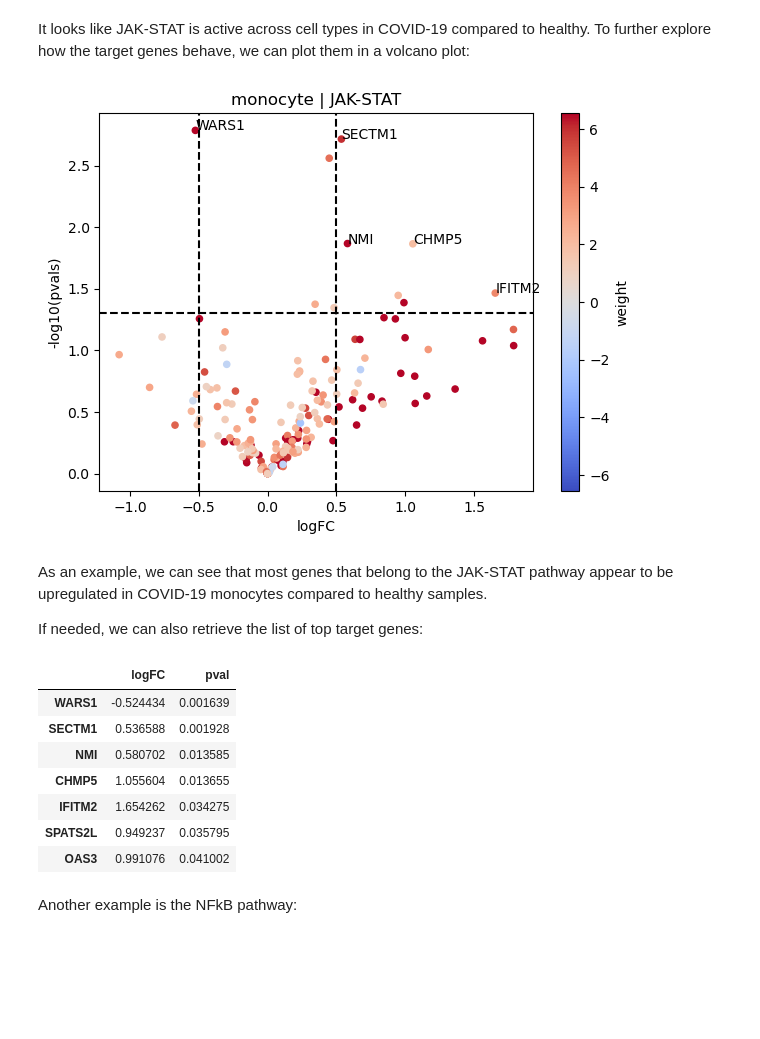
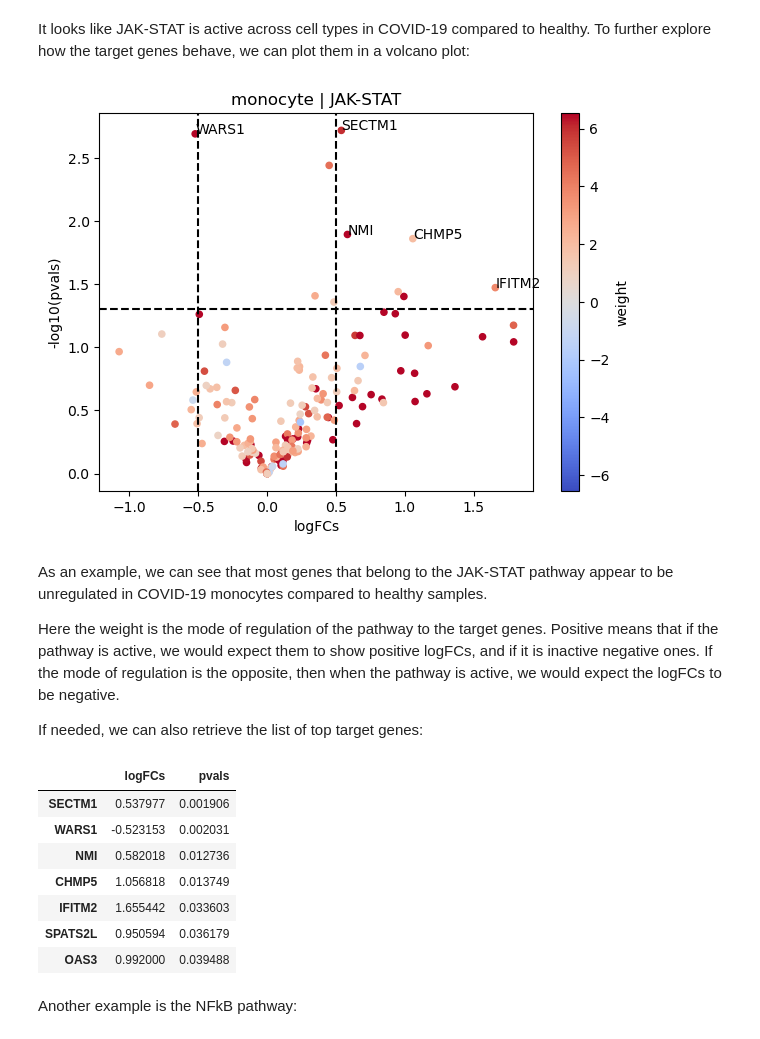
Before and after one commit to saezlab/decoupler-py, a Jupyter notebook: docs/source/notebooks/pseudobulk.ipynb, the cells around one changed output. Saved outputs shown, nothing was run; the diff lists cells and outputs as text; code cells hidden in the pictures; blank space fills up the shorter version.

```diff
--- a/docs/source/notebooks/pseudobulk.ipynb
+++ b/docs/source/notebooks/pseudobulk.ipynb
@@ -191,6 +219,6 @@ To estimate pathway activities we will use the resource PROGENy and the method `
 progeny = dc.get_progeny(top=300)
 
 # Infer pathway activities with mlm
-pathway_acts, pathway_pvals = dc.run_mlm(mat=logFCs, net=progeny, source='source', target='target', weight='weight')
+pathway_acts, pathway_pvals = dc.dense_run(dc.run_consensus, mat=logFCs, net=progeny, verbose=True)
 pathway_acts
 # %% [output]
@@ -209,24 +241,26 @@ plt.show()
 # %% [markdown]
 It looks like JAK-STAT is active across cell types in COVID-19 compared to healthy. To further explore how the target genes behave, we can plot them in a volcano plot:
 # %%
-dc.plot_volcano(logFCs, pvals, 'JAK-STAT', 'monocyte', progeny, top=5, source='source', target='target', weight='weight', sign_thr=0.05, lFCs_thr=0.5)
+dc.plot_volcano(logFCs, pvals, 'monocyte', name='JAK-STAT', net=progeny, top=5, sign_thr=0.05, lFCs_thr=0.5)
 # %% [output]
-[figure, old version]
+[figure, new version]
 # %% [markdown]
-As an example, we can see that most genes that belong to the JAK-STAT pathway appear to be upregulated in COVID-19 monocytes compared to healthy samples.
+As an example, we can see that most genes that belong to the JAK-STAT pathway appear to be unregulated in COVID-19 monocytes compared to healthy samples.
+
+Here the weight is the mode of regulation of the pathway to the target genes. Positive means that if the pathway is active, we would expect them to show positive logFCs, and if it is inactive negative ones. If the mode of regulation is the opposite, then when the pathway is active, we would expect the logFCs to be negative.
 
 If needed, we can also retrieve the list of top target genes:
 # %%
-dc.get_top_targets(logFCs, pvals, 'JAK-STAT', 'monocyte', progeny, source='source', target='target', weight='weight', sign_thr=0.05, lFCs_thr=0.5)
+dc.get_top_targets(logFCs, pvals, 'monocyte', name='JAK-STAT', net=progeny, sign_thr=0.05, lFCs_thr=0.5)
 # %% [output]
-|  | logFC | pval |
-| WARS1 | -0.524434 | 0.001639 |
-| SECTM1 | 0.536588 | 0.001928 |
-| NMI | 0.580702 | 0.013585 |
-| CHMP5 | 1.055604 | 0.013655 |
-| IFITM2 | 1.654262 | 0.034275 |
-| SPATS2L | 0.949237 | 0.035795 |
-| OAS3 | 0.991076 | 0.041002 |
+|  | logFCs | pvals |
+| SECTM1 | 0.537977 | 0.001906 |
+| WARS1 | -0.523153 | 0.002031 |
+| NMI | 0.582018 | 0.012736 |
+| CHMP5 | 1.056818 | 0.013749 |
+| IFITM2 | 1.655442 | 0.033603 |
+| SPATS2L | 0.950594 | 0.036179 |
+| OAS3 | 0.992000 | 0.039488 |
 # %% [markdown]
 Another example is the NFkB pathway:
 # %%
```
Also changed, not shown: parts of 24 cells of this notebook, 3 other files.
